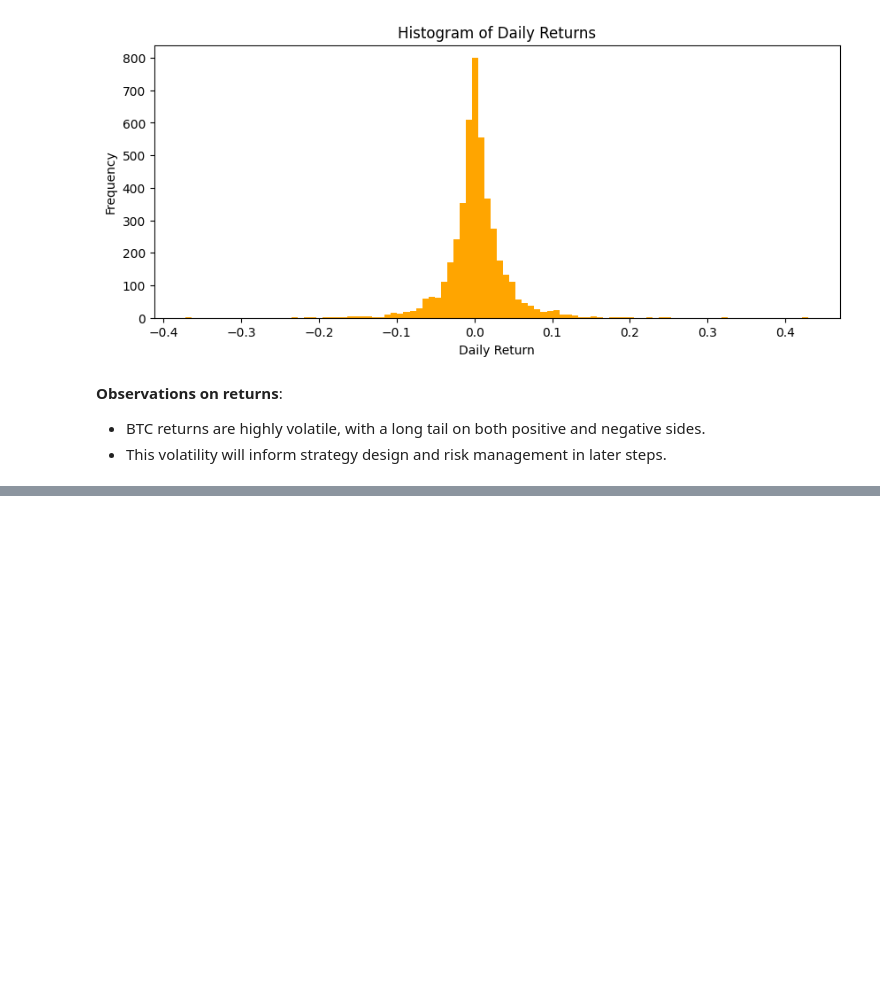
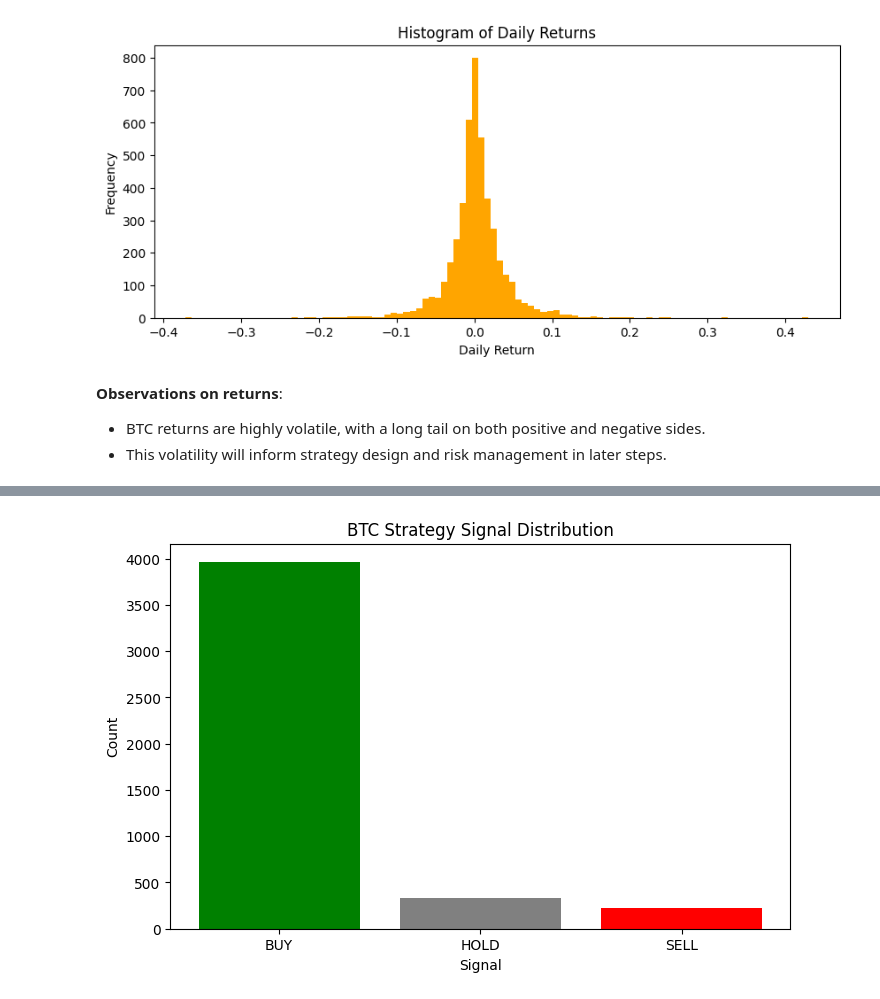
Before and after one commit to MartinMolestina/btc_investing_strat, a Jupyter notebook: exploration.ipynb, the cells around one changed output, grey strips where cells are left out. Cells and saved outputs as stored; diff of their text form; code cells hidden in the pictures; blank space fills up the shorter version.

Commit message:
Jupyter exploration into risk metrics for BUY HOLD SELL signals

```diff
--- a/exploration.ipynb
+++ b/exploration.ipynb
@@ -393,0 +407,3 @@ plt.show()
+# %%
+# Normalized Moving Average Deviation: (Close - 200-day SMA) / 200-day SMA
+df['sma_dev'] = (df['Close'] - df['Close'].rolling(200).mean()) / df['Close'].rolling(200).mean()
@@ -393,0 +418,2 @@ plt.show()
+# %%
+df['volatility'] = df['Close'].rolling(20).std() / df['Close'].rolling(20).mean()
@@ -393,0 +428,2 @@ plt.show()
+# %%
+df['roc'] = df['Close'].pct_change(14)  # 14-day rate of change
@@ -393,0 +438,2 @@ plt.show()
+# %%
+df['z_score'] = (df['Close'] - df['Close'].rolling(200).mean()) / df['Close'].rolling(200).std()
@@ -393,0 +505,14 @@ plt.show()
+# %%
+# Count the number of occurrences for each signal
+signal_counts = df['signal'].value_counts().reindex(['BUY', 'HOLD', 'SELL'], fill_value=0)
+
+# Plot as a bar chart
+plt.figure(figsize=(8,5))
+colors = ['green', 'gray', 'red']
+plt.bar(signal_counts.index, signal_counts.values, color=colors)
+plt.title("BTC Strategy Signal Distribution")
+plt.xlabel("Signal")
+plt.ylabel("Count")
+plt.show()
+# %% [output]
+[figure, added]
```
Also changed, not shown: parts of 20 cells of this notebook, 2 other files.
